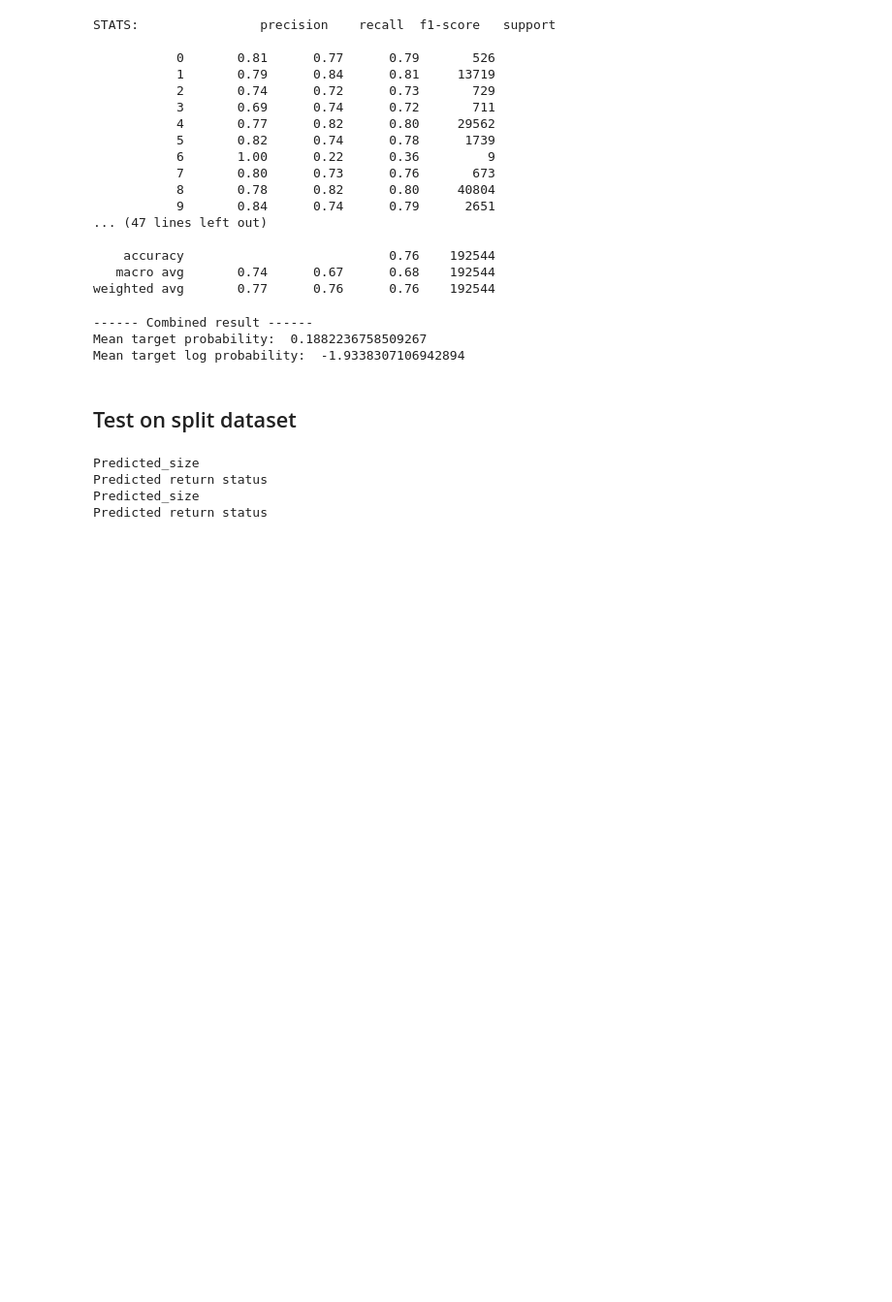
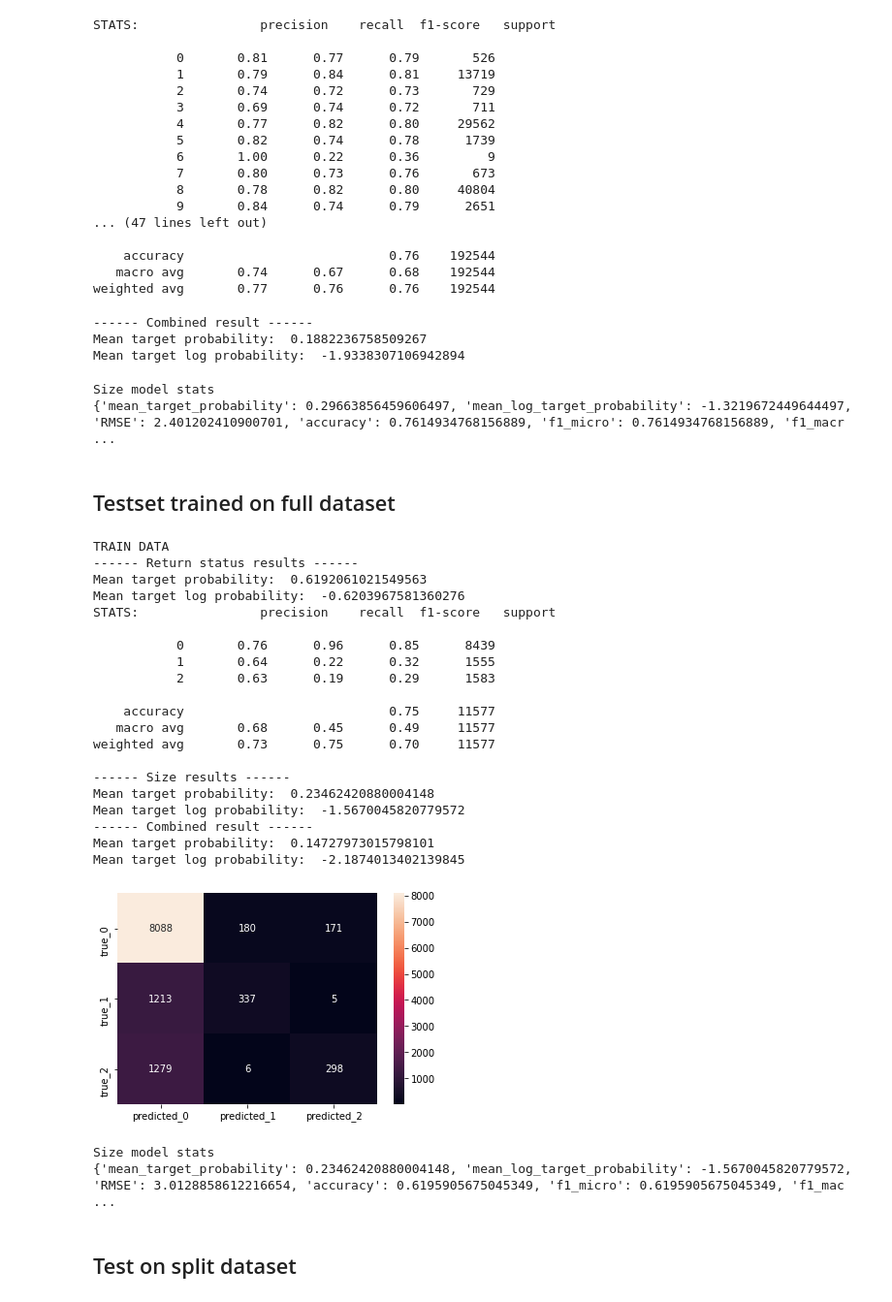
Before and after one commit to mfirgo/clothing_fit_licencjat, a Jupyter notebook: experiments/baseline_model.ipynb, the cells around one changed output. Shown at 97% size. Cells and saved outputs as stored; diff of their text form; code cells hidden in the pictures; blank space fills up the shorter version.

```diff
--- a/experiments/baseline_model.ipynb
+++ b/experiments/baseline_model.ipynb
@@ -128,26 +168,69 @@ print("Mean target log probability: ", full_result["full_logprob"].mean())
 ------ Combined result ------
 Mean target probability:  0.1882236758509267
 Mean target log probability:  -1.9338307106942894
+# %%
+print("Size model stats")
+print(result_stats_size_model(full_result))
+# %% [output]
+Size model stats
+{'mean_target_probability': 0.29663856459606497, 'mean_log_target_probability': -1.3219672449644497, 'RMSE': 2.401202410900701, 'accuracy': 0.7614934768156889, 'f1_micro': 0.7614934768156889, 'f1_macr ...
+# %% [markdown]
+## Testset trained on full dataset
+# %%
+print("TRAIN DATA")
+print("------ Return status results ------")
+print("Mean target probability: ", test_on_full_result["return_status_prob"].mean())
+print("Mean target log probability: ", test_on_full_result["return_status_logprob"].mean())
+print("STATS: ", sklearn.metrics.classification_report(test_on_full_result["result"], test_on_full_result["predicted_return_status"]))
+show_confusion_matrix(test_on_full_result, "result", "predicted_return_status")
+print("------ Size results ------")
+print("Mean target probability: ", test_on_full_result["size_prob"].mean())
+print("Mean target log probability: ", test_on_full_result["size_logprob"].mean())
+print("------ Combined result ------")
+print("Mean target probability: ", test_on_full_result["full_prob"].mean())
+print("Mean target log probability: ", test_on_full_result["full_logprob"].mean())
+# %% [output]
+TRAIN DATA
+------ Return status results ------
+Mean target probability:  0.6192061021549563
+Mean target log probability:  -0.6203967581360276
+STATS:                precision    recall  f1-score   support
+
+           0       0.76      0.96      0.85      8439
+           1       0.64      0.22      0.32      1555
+           2       0.63      0.19      0.29      1583
+
+    accuracy                           0.75     11577
+   macro avg       0.68      0.45      0.49     11577
+weighted avg       0.73      0.75      0.70     11577
+
+------ Size results ------
+Mean target probability:  0.23462420880004148
+Mean target log probability:  -1.5670045820779572
+------ Combined result ------
+Mean target probability:  0.14727973015798101
+Mean target log probability:  -2.1874013402139845
+[figure, added]
+# %%
+print("Size model stats")
+print(result_stats_size_model(test_on_full_result))
+# %% [output]
+Size model stats
+{'mean_target_probability': 0.23462420880004148, 'mean_log_target_probability': -1.5670045820779572, 'RMSE': 3.0128858612216654, 'accuracy': 0.6195905675045349, 'f1_micro': 0.6195905675045349, 'f1_mac ...
 # %% [markdown]
 ## Test on split dataset
 # %%
 if LOAD_MODELS:
-    train_result = pd.read_csv("results/baseline_results_train_trained_on_train.csv")
-    test_result = pd.read_csv("results/baseline_results_test_trained_on_train.csv")
+    train_result = pd.read_csv(f"results/{train_on_train_datapath}.csv")
+    test_result = pd.read_csv(f"results/{test_on_train_datapath}.csv")
 else:
     bs = BaselineModel()
-    train = get_train_runttherunway_data()
-    test = get_test_runttherunway_data()
+    train = get_data_from_config(train_config)
     bs.train_model(train)
     train_result = bs.full_predict_and_logprob(train)
-    train_result.to_csv("results/baseline_results_train_trained_on_train.csv", index=False)
+    train_result.to_csv(f"results/{train_on_train_datapath}.csv", index=False)
     test_result = bs.full_predict_and_logprob(test)
-    test_result = pd.read_csv("results/baseline_results_test_trained_on_train.csv")
+    test_result.to_csv(f"results/{test_on_train_datapath}.csv")
-# %% [output]
-Predicted_size
-Predicted return status
-Predicted_size
-Predicted return status
 # %%
 print("TRAIN DATA")
 print("------ Return status results ------")
```
Also changed, not shown: parts of 18 cells of this notebook.
